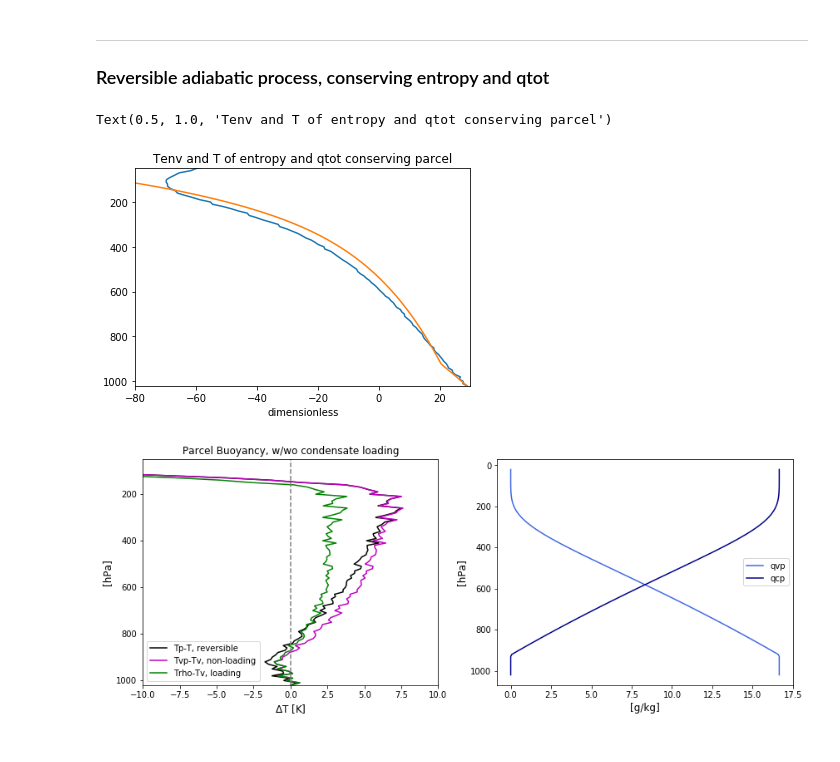
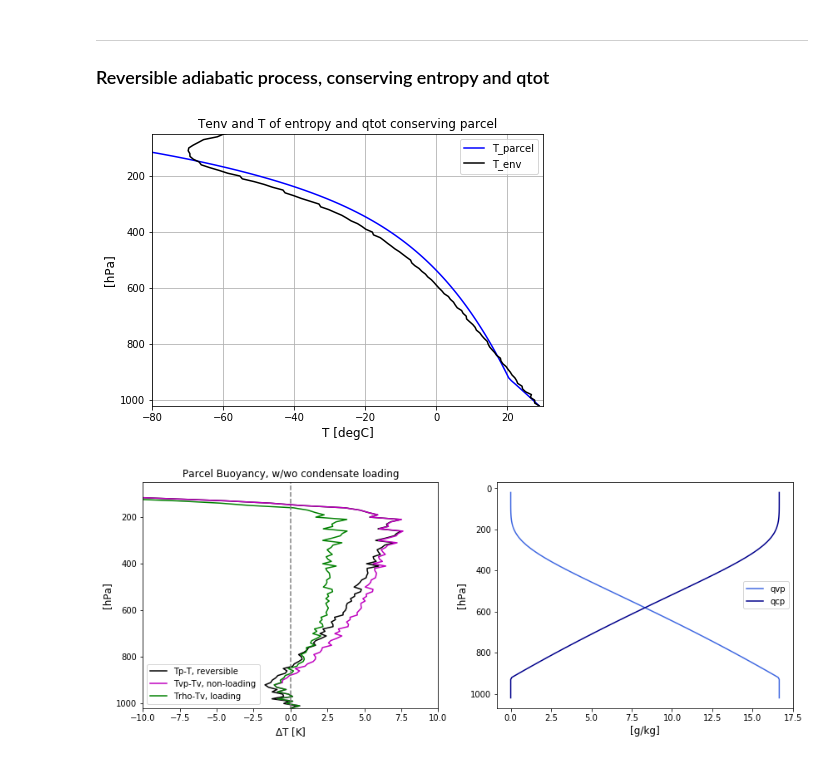
Before and after one commit to weiming9115/ATM663_convection_meso, a Jupyter notebook: Resources/Notebooks/Real_Parcel_Buoyancy_weiming.ipynb, the cells around one changed output. Cells and saved outputs as stored; diff of their text form; code cells hidden in the pictures.

```diff
--- a/Resources/Notebooks/Real_Parcel_Buoyancy_weiming.ipynb
+++ b/Resources/Notebooks/Real_Parcel_Buoyancy_weiming.ipynb
@@ -335,12 +337,16 @@ ax2.plot(sm*0+sm[0],p,'grey')
 <a name="b_from_s"></a>
 ### Reversible adiabatic process, conserving entropy and qtot
 # %%
+fig = plt.figure(figsize=(7,5))
+
 sm = entropy(T,p,q)      #*units.units('J/kg/K')
 qtot = q[0] # total water content
 Tp,qvp = invert_entropy(sm[0],qtot, np.where(p>50,p,50))
 
-plot(T,p); plot(Tp,p)
+plot(Tp,p,'b'); plot(T,p,'k')
 ylim([1020,50]); xlim([-80,30]); title('Tenv and T of entropy and qtot conserving parcel')
+plt.legend(['T_parcel','T_env'])
+ylabel('[hPa]',fontsize=12);xlabel('T [degC]',fontsize=12)
+plt.grid()
 # %% [output]
-Text(0.5, 1.0, 'Tenv and T of entropy and qtot conserving parcel')
-[figure, old version]
+[figure, new version]
```
Also changed, not shown: parts of 23 cells of this notebook.
